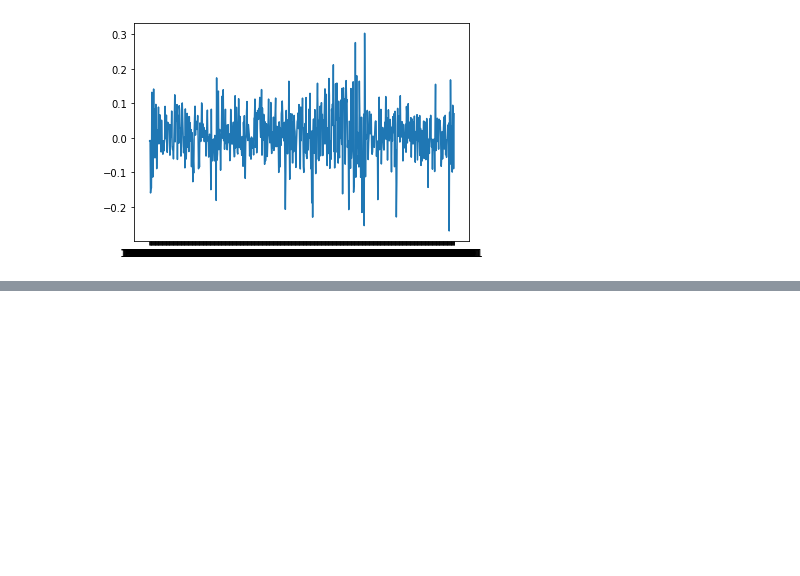
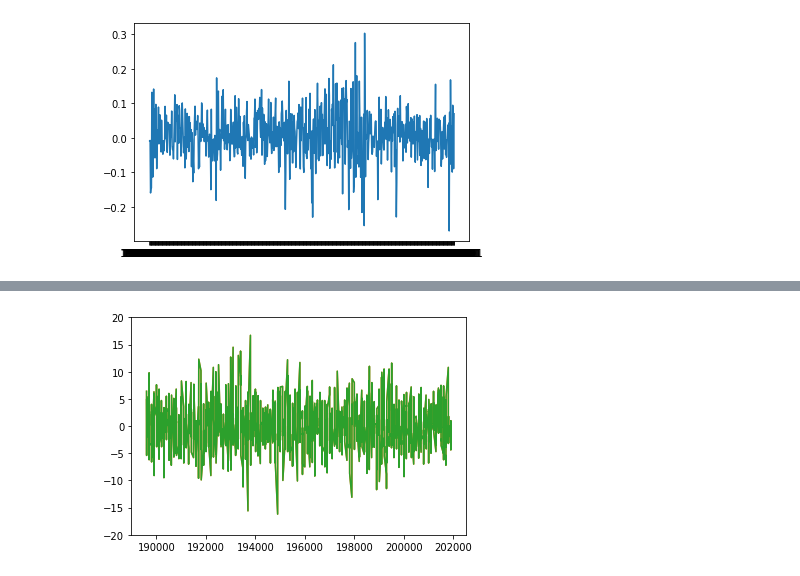
Before and after one commit to damiansp/TS, a Jupyter notebook: python/practical_TSA/02_understanding_TS_data/04_differencing.py.ipynb, the cells around one changed output, grey strips where cells are left out. Saved outputs shown, nothing was run; the diff lists cells and outputs as text; code cells hidden in the pictures; blank space fills up the shorter version.

```diff
--- a/python/practical_TSA/02_understanding_TS_data/04_differencing.py.ipynb
+++ b/python/practical_TSA/02_understanding_TS_data/04_differencing.py.ipynb
@@ -33,0 +57,6 @@ plt.plot(dat.Date, np.log(dat['Adj Close']).diff(1));
+# %%
+seas_diff = or_temp.diff(12)
+plt.plot(or_temp.Date, seas_diff)
+plt.ylim([-20, 20]);
+# %% [output]
+[figure, added]
```
Also changed, not shown: parts of 5 cells of this notebook.
